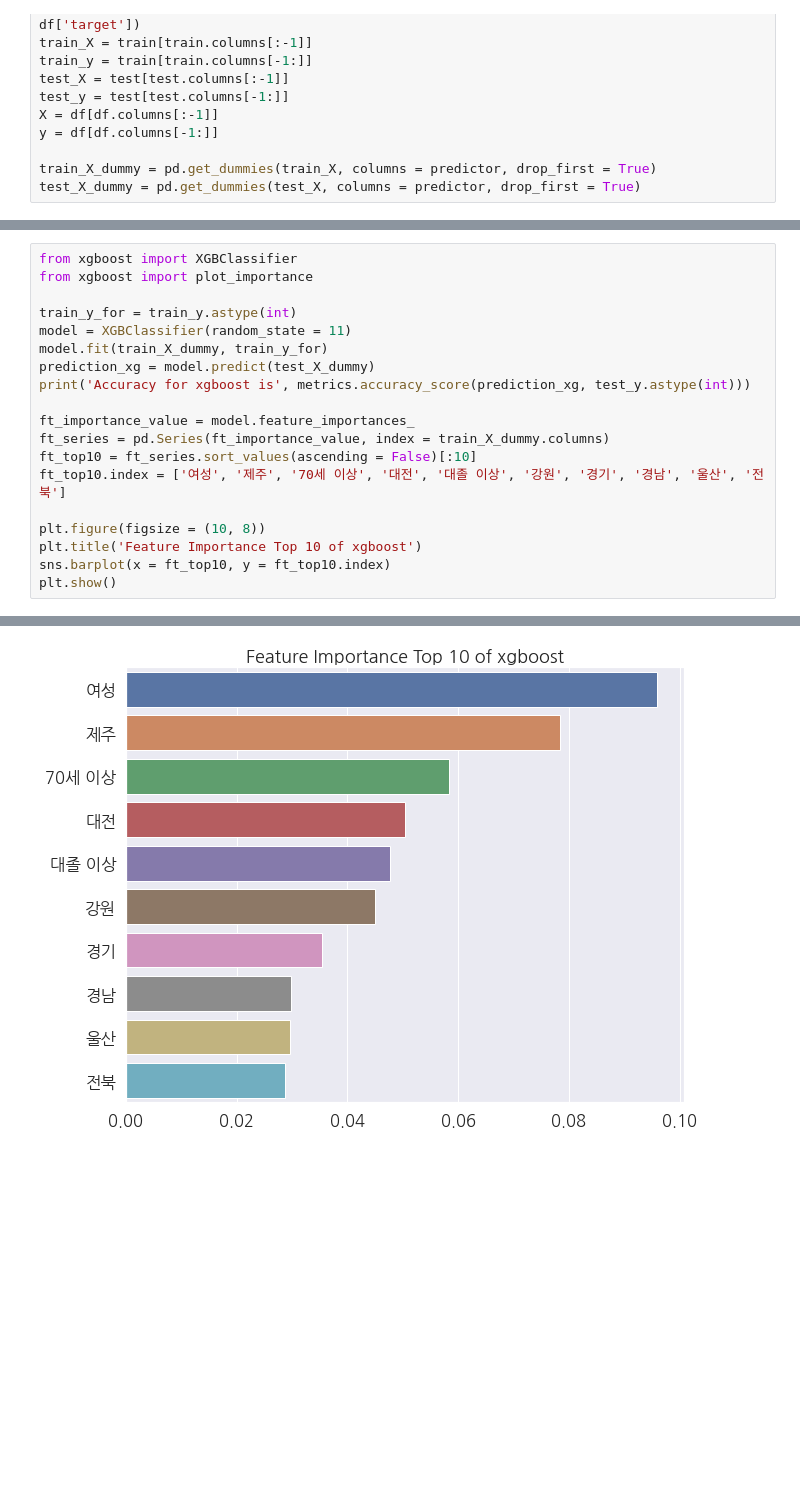
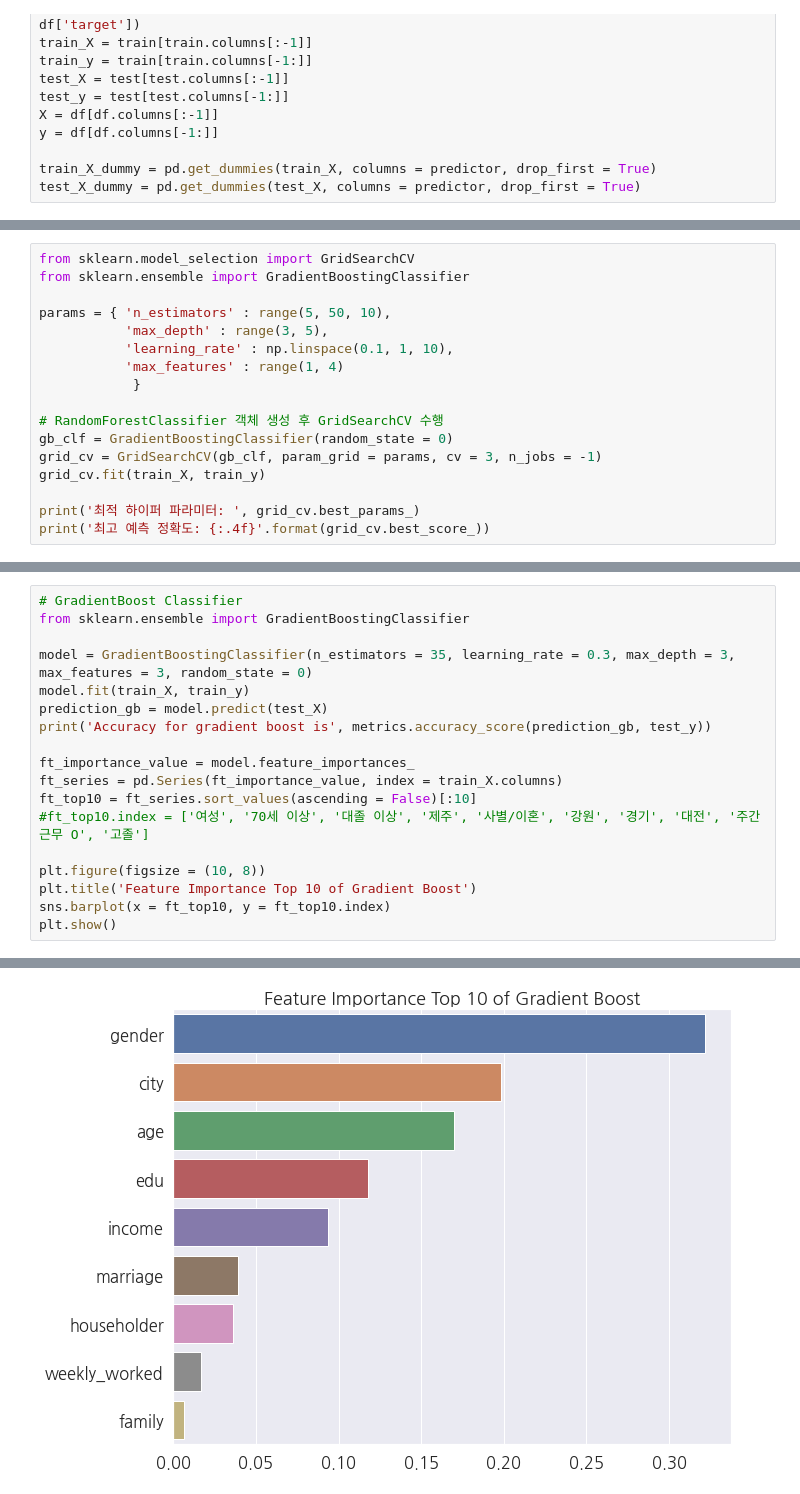
Before and after one commit to stat-thon/2022-project-sports-DATA-133, a Jupyter notebook: hobby_2_analysis.ipynb, the cells around one changed output, grey strips where cells are left out. Cells and saved outputs as stored; diff of their text form; blank space fills up the shorter version.

```diff
--- a/hobby_2_analysis.ipynb
+++ b/hobby_2_analysis.ipynb
@@ -71,0 +95,17 @@ Accuracy for Random Forests is 0.6809286898839138
+# %%
+from sklearn.model_selection import GridSearchCV
+from sklearn.ensemble import GradientBoostingClassifier
+
+params = { 'n_estimators' : range(5, 50, 10),
+           'max_depth' : range(3, 5),
+           'learning_rate' : np.linspace(0.1, 1, 10),
+           'max_features' : range(1, 4)
+            }
+
+# RandomForestClassifier 객체 생성 후 GridSearchCV 수행
+gb_clf = GradientBoostingClassifier(random_state = 0)
+grid_cv = GridSearchCV(gb_clf, param_grid = params, cv = 3, n_jobs = -1)
+grid_cv.fit(train_X, train_y)
+
+print('최적 하이퍼 파라미터: ', grid_cv.best_params_)
+print('최고 예측 정확도: {:.4f}'.format(grid_cv.best_score_))
@@ -72,20 +115,19 @@ Accuracy for Random Forests is 0.6809286898839138
 # %%
-from xgboost import XGBClassifier
-from xgboost import plot_importance
+# GradientBoost Classifier
+from sklearn.ensemble import GradientBoostingClassifier
 
-train_y_for = train_y.astype(int)
-model = XGBClassifier(random_state = 11)
-model.fit(train_X_dummy, train_y_for)
-prediction_xg = model.predict(test_X_dummy)
-print('Accuracy for xgboost is', metrics.accuracy_score(prediction_xg, test_y.astype(int)))
+model = GradientBoostingClassifier(n_estimators = 35, learning_rate = 0.3, max_depth = 3, max_features = 3, random_state = 0)
+model.fit(train_X, train_y)
+prediction_gb = model.predict(test_X)
+print('Accuracy for gradient boost is', metrics.accuracy_score(prediction_gb, test_y))
 
 ft_importance_value = model.feature_importances_
-ft_series = pd.Series(ft_importance_value, index = train_X_dummy.columns)
+ft_series = pd.Series(ft_importance_value, index = train_X.columns)
 ft_top10 = ft_series.sort_values(ascending = False)[:10]
-ft_top10.index = ['여성', '제주', '70세 이상', '대전', '대졸 이상', '강원', '경기', '경남', '울산', '전북']
+#ft_top10.index = ['여성', '70세 이상', '대졸 이상', '제주', '사별/이혼', '강원', '경기', '대전', '주간 근무 O', '고졸']
 
 plt.figure(figsize = (10, 8))
-plt.title('Feature Importance Top 10 of xgboost')
+plt.title('Feature Importance Top 10 of Gradient Boost')
 sns.barplot(x = ft_top10, y = ft_top10.index)
 plt.show()
 # %% [output]
@@ -93 +135 @@ Accuracy for xgboost is 0.6988391376451077
-[figure, old version]
+[figure, new version]
```
Also changed, not shown: parts of 10 cells of this notebook, 3 other files.
